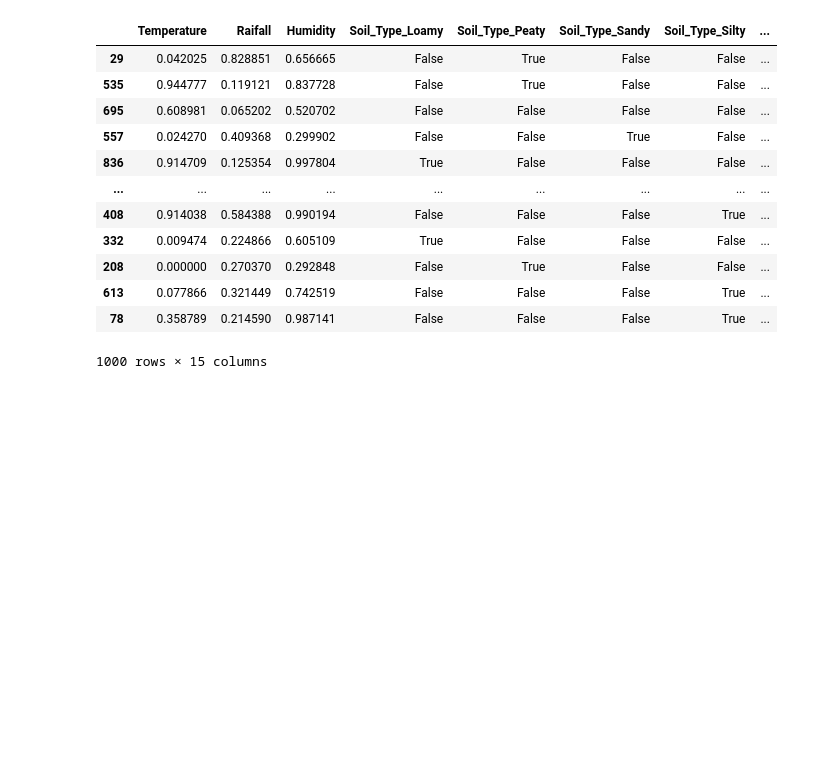
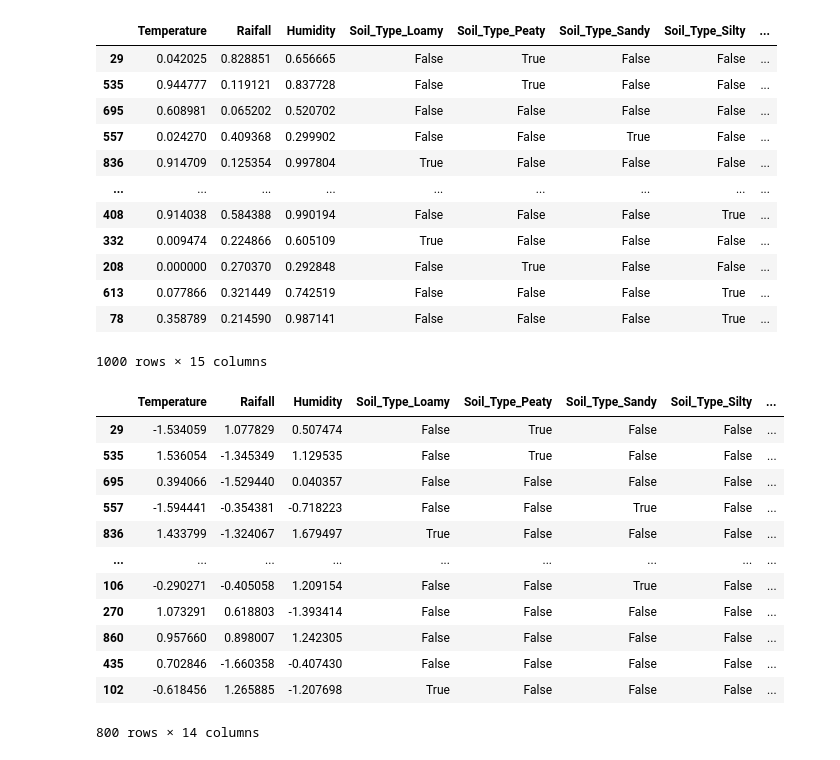
Before and after one commit to kruthikakkamgari/AgriYield_Predictor, a Jupyter notebook: preproessiong.ipynb, the cells around one changed output. Drawn from its saved outputs; the diff is of its cells as text; code cells hidden in the pictures; blank space fills up the shorter version.

```diff
--- a/preproessiong.ipynb
+++ b/preproessiong.ipynb
@@ -493,0 +497,6 @@ final_ohe_scale_mm.to_csv("C:/Infosys/Agri_Yield/final_ohe_scale_mm.csv",index=F
+# %%
+X_train_one_hot_encoding_std_scaler = pd.DataFrame(
+    X_train_one_hot_encoding_std_scaler,
+    index=X_train_one_hot_encoding.index,
+    columns=numeric_columns
+)
@@ -493,0 +509,22 @@ final_ohe_scale_mm.to_csv("C:/Infosys/Agri_Yield/final_ohe_scale_mm.csv",index=F
+# %%
+# Concatenate scaled numeric + categorical
+final_train_ohe_std = pd.concat(
+    [X_train_one_hot_encoding_std_scaler, X_train_one_hot_encoding.drop(columns=numeric_columns)],
+    axis=1
+)
+# %%
+final_train_ohe_std
+# %% [output]
+|  | Temperature | Raifall | Humidity | Soil_Type_Loamy | Soil_Type_Peaty | Soil_Type_Sandy | Soil_Type_Silty | ... |
+| 29 | -1.534059 | 1.077829 | 0.507474 | False | True | False | False | ... |
+| 535 | 1.536054 | -1.345349 | 1.129535 | False | True | False | False | ... |
+| 695 | 0.394066 | -1.529440 | 0.040357 | False | False | False | False | ... |
+| 557 | -1.594441 | -0.354381 | -0.718223 | False | False | True | False | ... |
+| 836 | 1.433799 | -1.324067 | 1.679497 | True | False | False | False | ... |
+| ... | ... | ... | ... | ... | ... | ... | ... | ... |
+| 106 | -0.290271 | -0.405058 | 1.209154 | False | False | True | False | ... |
+| 270 | 1.073291 | 0.618803 | -1.393414 | False | False | False | False | ... |
+| 860 | 0.957660 | 0.898007 | 1.242305 | False | False | False | False | ... |
+| 435 | 0.702846 | -1.660358 | -0.407430 | False | False | False | False | ... |
+| 102 | -0.618456 | 1.265885 | -1.207698 | True | False | False | False | ... |
+800 rows × 14 columns
```
Also changed, not shown: parts of 31 cells of this notebook, 3 other files.
